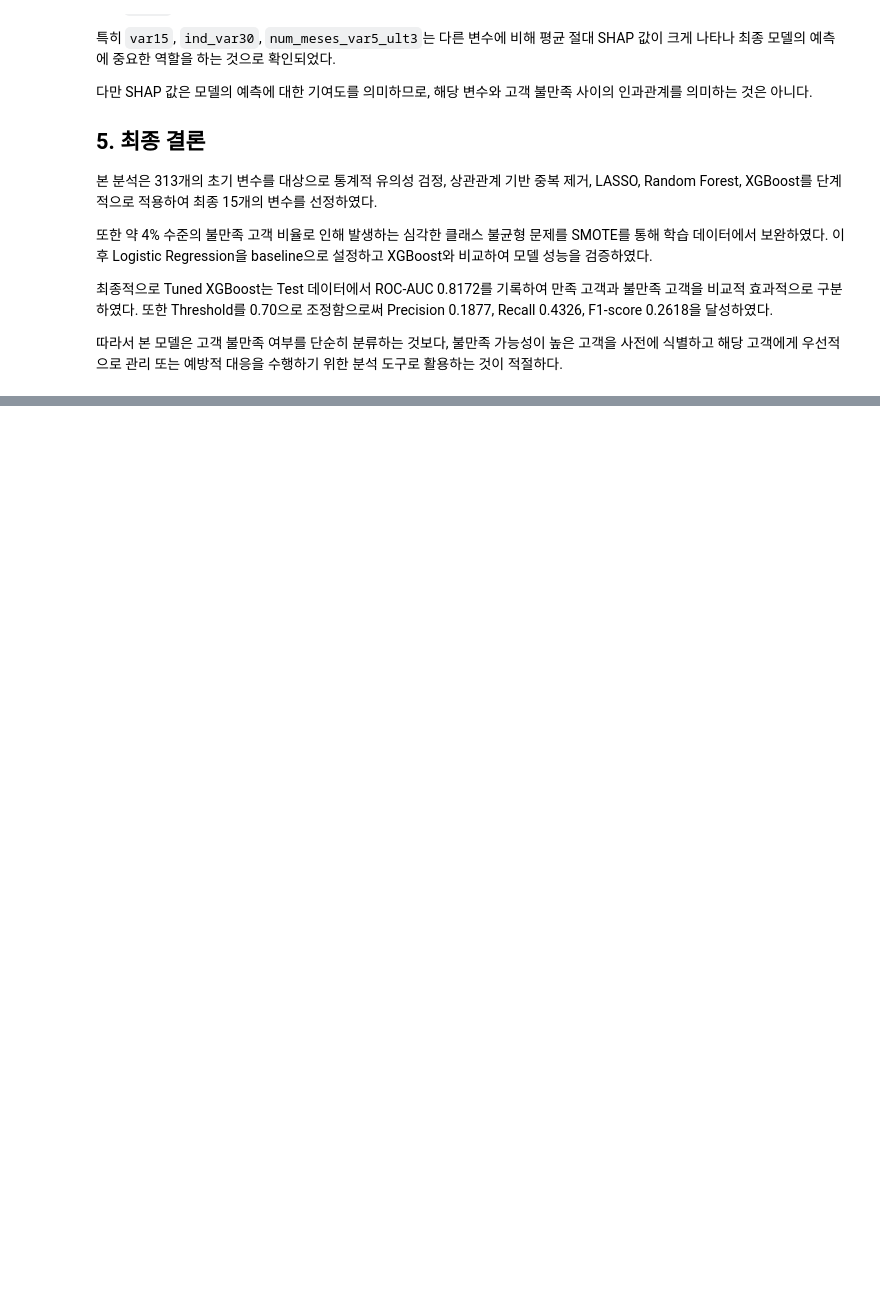
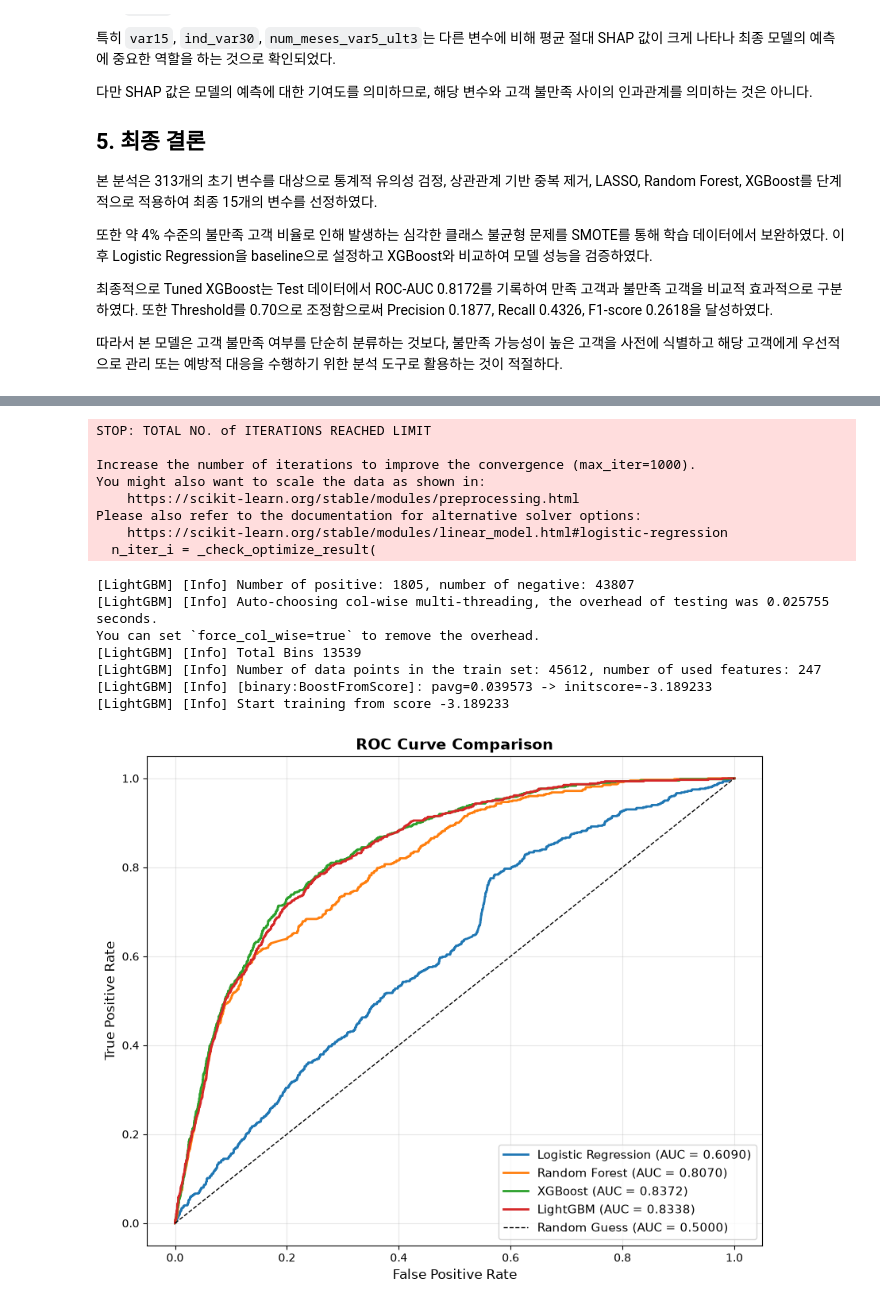
Before and after one commit to jcs19752510-ui/semi_project, a Jupyter notebook: 이민석/notebook/01_data_understanding.ipynb, the cells around one changed output, grey strips where cells are left out. Drawn from its saved outputs; the diff is of its cells as text; code cells hidden in the pictures; blank space fills up the shorter version.

```diff
--- a/이민석/notebook/01_data_understanding.ipynb
+++ b/이민석/notebook/01_data_understanding.ipynb
@@ -5249,3 +5258,23 @@ SHAP 분석 결과 최종 모델의 예측에 가장 큰 영향을 미친 변수
 최종적으로 Tuned XGBoost는 Test 데이터에서 ROC-AUC 0.8172를 기록하여 만족 고객과 불만족 고객을 비교적 효과적으로 구분하였다. 또한 Threshold를 0.70으로 조정함으로써 Precision 0.1877, Recall 0.4326, F1-score 0.2618을 달성하였다.
 
 따라서 본 모델은 고객 불만족 여부를 단순히 분류하는 것보다, 불만족 가능성이 높은 고객을 사전에 식별하고 해당 고객에게 우선적으로 관리 또는 예방적 대응을 수행하기 위한 분석 도구로 활용하는 것이 적절하다.
+# %%
+from lightgbm import LGBMClassifier
+
+# 1. LightGBM 모델 객체 생성
+# n_estimators, learning_rate 등은 필요에 따라 조절 가능합니다.
+lgb_model = LGBMClassifier(
+    n_estimators=100,
+    learning_rate=0.1,
+    random_state=42
+)
+
+# 2. 모델 학습 (훈련 데이터 활용)
+# early_stopping 등이 필요할 경우 eval_set을 추가할 수 있습니다.
+lgb_model.fit(X_train, y_train)
+
+# 3. 테스트 데이터에 대한 양성 클래스(1) 예측 확률 구하기
+# (이후 ROC 곡선 및 AUC 점수 계산에 사용됩니다)
+y_pred_proba_lgb = lgb_model.predict_proba(X_test)[:, 1]
+
+print("LightGBM 모델 학습 및 예측 완료!")
@@ -5251,0 +5291,52 @@ SHAP 분석 결과 최종 모델의 예측에 가장 큰 영향을 미친 변수
+# %%
+# 1. 모델 학습 시 .values를 붙여 컬럼 이름 종속성 없애기
+logistic_baseline.fit(X_train.values, y_train)
+rf_model.fit(X_train.values, y_train)
+xgb_model.fit(X_train.values, y_train)
+lgb_model.fit(X_train.values, y_train)
+
+# 2. 예측 확률 구할 때도 .values 사용하기
+models = {
+    'Logistic Regression': logistic_baseline,
+    'Random Forest': rf_model,
+    'XGBoost': xgb_model,
+    'LightGBM': lgb_model
+}
+
+plt.figure(figsize=(10, 8))
+
+for name, model in models.items():
+    if hasattr(model, "predict_proba"):
+        # X_test 대신 X_test.values 사용
+        y_pred_proba = model.predict_proba(X_test.values)[:, 1]
+    else:
+        y_pred_proba = model.decision_function(X_test.values)
+
+    auc_score = roc_auc_score(y_test, y_pred_proba)
+    fpr, tpr, _ = roc_curve(y_test, y_pred_proba)
+    plt.plot(fpr, tpr, label=f'{name} (AUC = {auc_score:.4f})', linewidth=2)
+
+plt.plot([0, 1], [0, 1], 'k--', label='Random Guess (AUC = 0.5000)', linewidth=1)
+plt.xlabel('False Positive Rate', fontsize=12)
+plt.ylabel('True Positive Rate', fontsize=12)
+plt.title('ROC Curve Comparison', fontsize=14, fontweight='bold')
+plt.legend(loc='lower right', fontsize=11)
+plt.grid(alpha=0.3)
+plt.show()
+# %% [output]
+STOP: TOTAL NO. of ITERATIONS REACHED LIMIT
+
+Increase the number of iterations to improve the convergence (max_iter=1000).
+You might also want to scale the data as shown in:
+    https://scikit-learn.org/stable/modules/preprocessing.html
+Please also refer to the documentation for alternative solver options:
+    https://scikit-learn.org/stable/modules/linear_model.html#logistic-regression
+  n_iter_i = _check_optimize_result(
+[LightGBM] [Info] Number of positive: 1805, number of negative: 43807
+[LightGBM] [Info] Auto-choosing col-wise multi-threading, the overhead of testing was 0.025755 seconds.
+You can set `force_col_wise=true` to remove the overhead.
+[LightGBM] [Info] Total Bins 13539
+[LightGBM] [Info] Number of data points in the train set: 45612, number of used features: 247
+[LightGBM] [Info] [binary:BoostFromScore]: pavg=0.039573 -> initscore=-3.189233
+[LightGBM] [Info] Start training from score -3.189233
+[figure, added]
```
Also changed, not shown: parts of 37 cells of this notebook, 55 other files.
